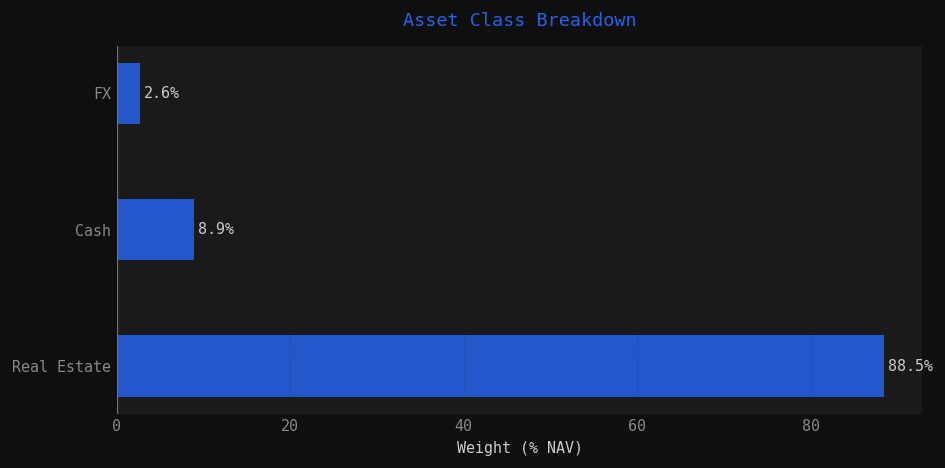
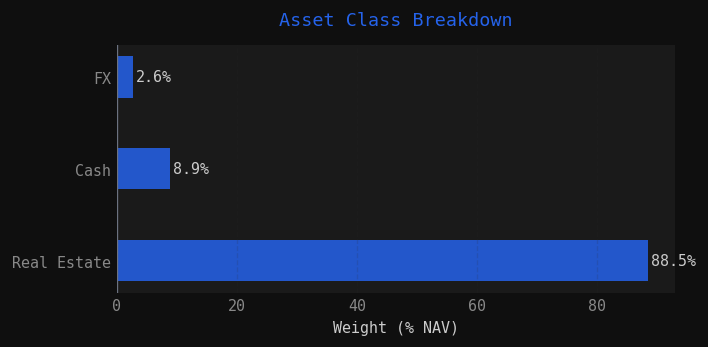
The notebook cell's code change between the first figure and the second:
--- before
+++ after
@@ -1,3 +1,3 @@
-fig, ax = plt.subplots(figsize=(8, 4))
+fig, ax = plt.subplots(figsize=(6, 3))
 colors = [ACCENT2 if v < 0 else ACCENT for v in breakdown['weight_pct']]
 bars = ax.barh(breakdown.index, breakdown['weight_pct'],

Commit: MRS-30: Liquidity profile for all three AIFM funds - ESMA buckets